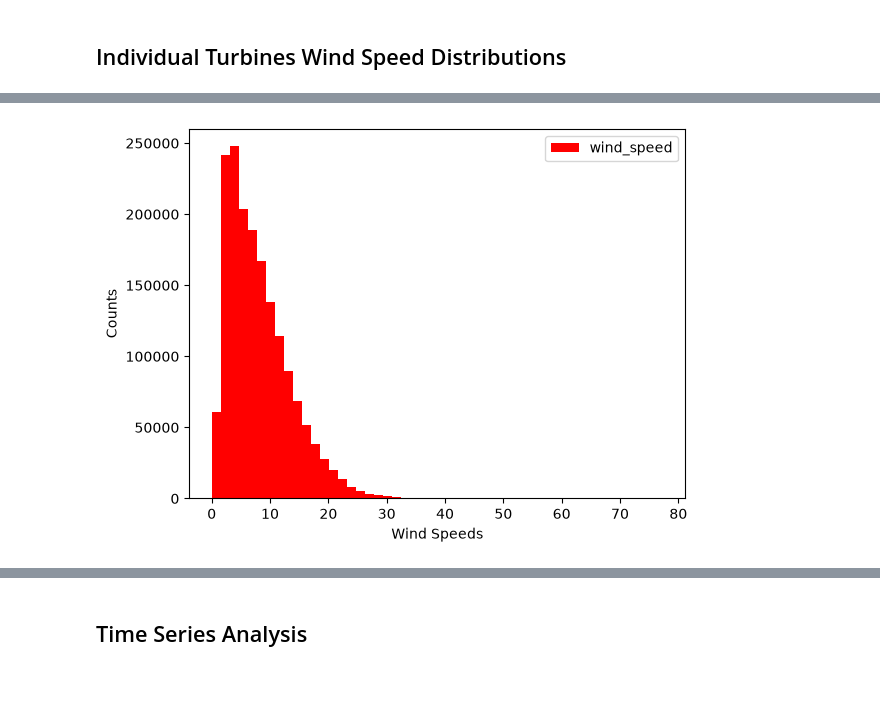
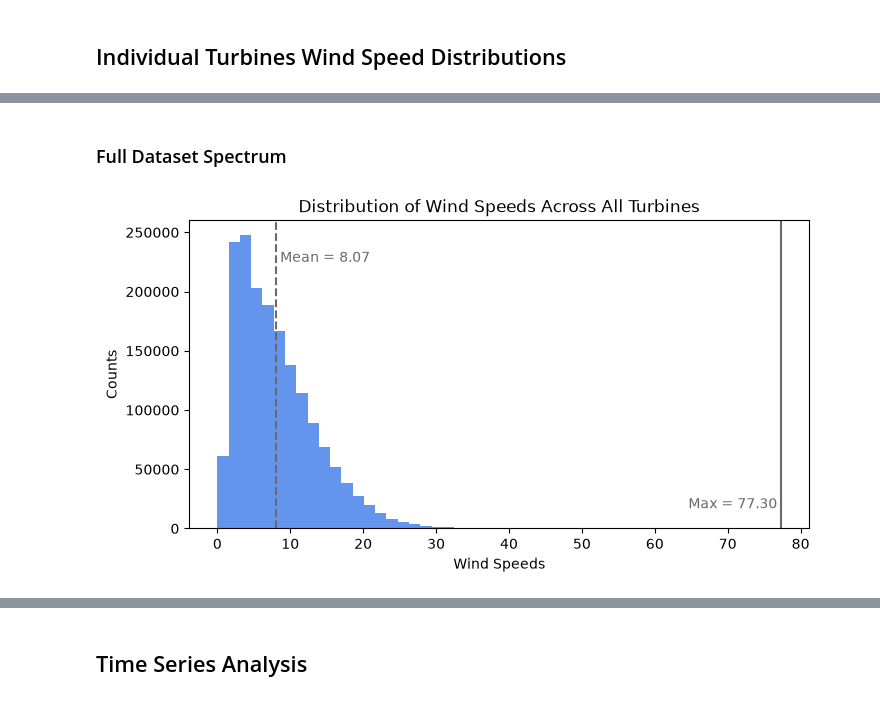
Before and after one commit to Aiden-Badalamenti3/CU-Capstone-Project, a Jupyter notebook: notebooks/carter_notebooks/wind_spectrum.ipynb, the cells around one changed output, grey strips where cells are left out. Drawn from its saved outputs; the diff is of its cells as text; code cells hidden in the pictures.

Commit message:
Added plots

```diff
--- a/notebooks/carter_notebooks/wind_spectrum.ipynb
+++ b/notebooks/carter_notebooks/wind_spectrum.ipynb
@@ -43,8 +63,19 @@ plt.show()
+# %% [markdown]
+### Full Dataset Spectrum
 # %%
-scada['wind_speed'].plot.hist(bins = 50, color = 'red')
-plt.legend()
+# defining mean and max for the dataset
+wind_max = scada['wind_speed'].max()
+wind_mean = scada['wind_speed'].mean()
+
+# plotting full dataset spectrum
+scada['wind_speed'].plot.hist(bins = 50, color = 'cornflowerblue', figsize = (8, 4))
+plt.axvline(wind_max, color = 'dimgray', linestyle = '-')
+plt.text(wind_max - 0.5, plt.ylim()[1] * 0.1, f' Max = {wind_max:.2f}', color = 'dimgray', va = 'top', ha = 'right')
+plt.axvline(wind_mean, color = 'dimgray', linestyle = '--')
+plt.text(wind_mean, plt.ylim()[1] * 0.9, f' Mean = {wind_mean:.2f}', color = 'dimgray', va = 'top')
+plt.title('Distribution of Wind Speeds Across All Turbines')
 plt.xlabel('Wind Speeds')
 plt.ylabel('Counts')
 plt.show()
 # %% [output]
-[figure, old version]
+[figure, new version]
```
Also changed, not shown: parts of 15 cells of this notebook, 1 other file.
